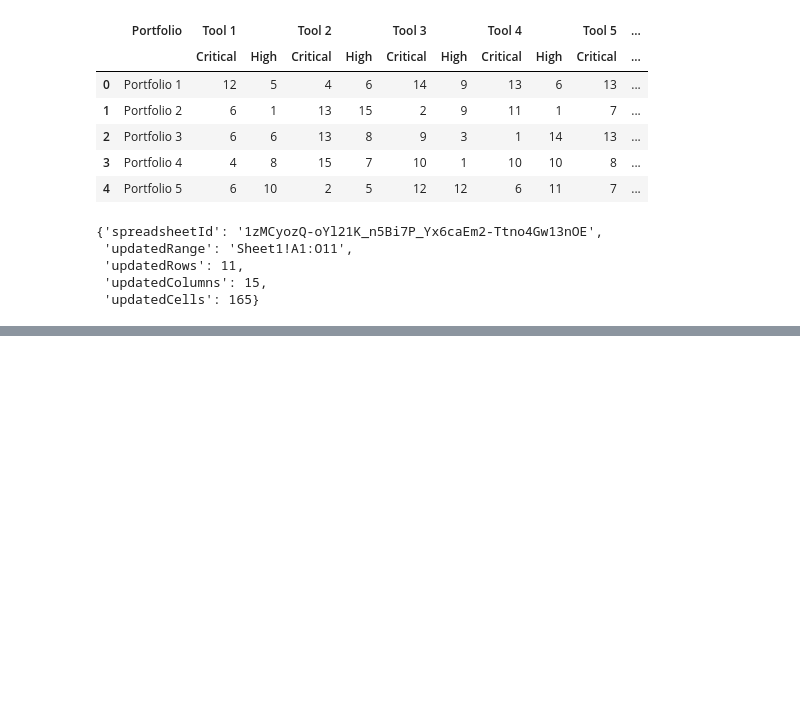
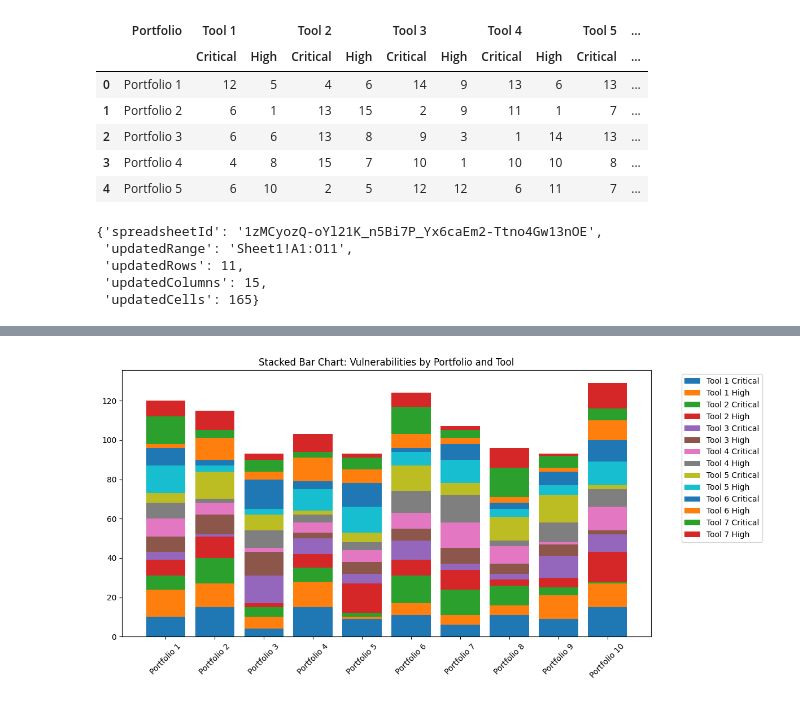
Before and after one commit to vkrisvasan/100days_OSL, a Jupyter notebook: 5_OSL_pandas_AI.ipynb, the cells around one changed output, grey strips where cells are left out. Drawn from its saved outputs; the diff is of its cells as text; code cells hidden in the pictures; blank space fills up the shorter version.

```diff
--- a/5_OSL_pandas_AI.ipynb
+++ b/5_OSL_pandas_AI.ipynb
@@ -144,0 +152,94 @@ WARNING:pandasai.helpers.logger:Failed to execute code retrying with a correctio
+# %%
+import pandas as pd
+import numpy as np
+import matplotlib.pyplot as plt
+import seaborn as sns
+
+# Generate the dataset
+num_portfolios = 10
+num_tools = 7
+
+portfolios = [f"Portfolio {i}" for i in range(1, num_portfolios + 1)]
+columns = [(f"Tool {i}", "Critical") for i in range(1, num_tools + 1)] + [(f"Tool {i}", "High") for i in range(1, num_tools + 1)]
+data = np.random.randint(1, 16, size=(num_portfolios, len(columns)))
+
+df = pd.DataFrame(data, columns=pd.MultiIndex.from_tuples(columns), index=portfolios)
+df.index.name = "Portfolio"
+
+# Separate data for charts
+critical_totals = df.xs("Critical", level=1, axis=1)
+high_totals = df.xs("High", level=1, axis=1)
+
+# Chart 1: Stacked Bar Chart
+plt.figure(figsize=(12, 6))
+for i, tool in enumerate(critical_totals.columns):
+    plt.bar(critical_totals.index, critical_totals[tool],
+            bottom=critical_totals.iloc[:, :i].sum(axis=1) + high_totals.iloc[:, :i].sum(axis=1),
+            label=f"{tool} Critical")
+    plt.bar(high_totals.index, high_totals[tool],
+            bottom=critical_totals.iloc[:, :i+1].sum(axis=1) + high_totals.iloc[:, :i].sum(axis=1),
+            label=f"{tool} High")
+plt.xticks(rotation=45)
+plt.title("Stacked Bar Chart: Vulnerabilities by Portfolio and Tool")
+plt.legend(bbox_to_anchor=(1.05, 1), loc='upper left')
+plt.tight_layout()
+plt.show()
+
+# Chart 2: Heatmap
+plt.figure(figsize=(12, 6))
+heatmap_data = df.sum(axis=1, level=0)
+sns.heatmap(heatmap_data, annot=True, fmt="d", cmap="YlGnBu")
+plt.title("Heatmap of Vulnerabilities")
+plt.xlabel("Tools")
+plt.ylabel("Portfolios")
+plt.show()
+
+# Chart 3: Pie Chart (for Portfolio 1)
+plt.figure(figsize=(8, 8))
+portfolio_1_totals = df.loc["Portfolio 1"].sum(level=1)
+plt.pie(portfolio_1_totals, labels=portfolio_1_totals.index, autopct='%1.1f%%', startangle=90, colors=["#FF9999", "#66B3FF"])
+plt.title("Proportion of Critical vs High Vulnerabilities (Portfolio 1)")
+plt.show()
+
+# Chart 4: Radar Chart (for Portfolio 1)
+from math import pi
+categories = critical_totals.columns
+values = critical_totals.loc["Portfolio 1"].tolist() + [critical_totals.loc["Portfolio 1"].tolist()[0]]
+angles = [n / float(len(categories)) * 2 * pi for n in range(len(categories))] + [0]
+
+plt.figure(figsize=(8, 8))
+ax = plt.subplot(111, polar=True)
+plt.xticks(angles[:-1], categories, color='grey', size=8)
+ax.plot(angles, values, linewidth=1, linestyle='solid', label="Critical")
+ax.fill(angles, values, 'b', alpha=0.1)
+plt.title("Radar Chart: Critical Vulnerabilities (Portfolio 1)")
+plt.legend()
+plt.show()
+
+# Chart 5: Line Chart
+plt.figure(figsize=(10, 6))
+for tool in critical_totals.columns:
+    plt.plot(critical_totals.index, critical_totals[tool], marker='o', label=f"{tool} Critical")
+plt.xticks(rotation=45)
+plt.title("Line Chart: Critical Vulnerabilities Across Tools")
+plt.legend(bbox_to_anchor=(1.05, 1), loc='upper left')
+plt.tight_layout()
+plt.show()
+
+# Chart 6: Clustered Bar Chart
+fig, ax = plt.subplots(figsize=(12, 6))
+width = 0.35
+x = np.arange(len(critical_totals.index))
+
+for i, tool in enumerate(critical_totals.columns):
+    ax.bar(x - width / 2 + (i * width / num_tools), critical_totals[tool], width / num_tools, label=f"{tool} Critical")
+    ax.bar(x + width / 2 + (i * width / num_tools), high_totals[tool], width / num_tools, label=f"{tool} High")
+
+ax.set_xticks(x)
+ax.set_xticklabels(critical_totals.index, rotation=45)
+plt.title("Clustered Bar Chart: Vulnerabilities by Portfolio and Tool")
+plt.legend(bbox_to_anchor=(1.05, 1), loc='upper left')
+plt.tight_layout()
+plt.show()
+# %% [output]
+[figure, added]
```
Also changed, not shown: parts of 5 cells of this notebook.
